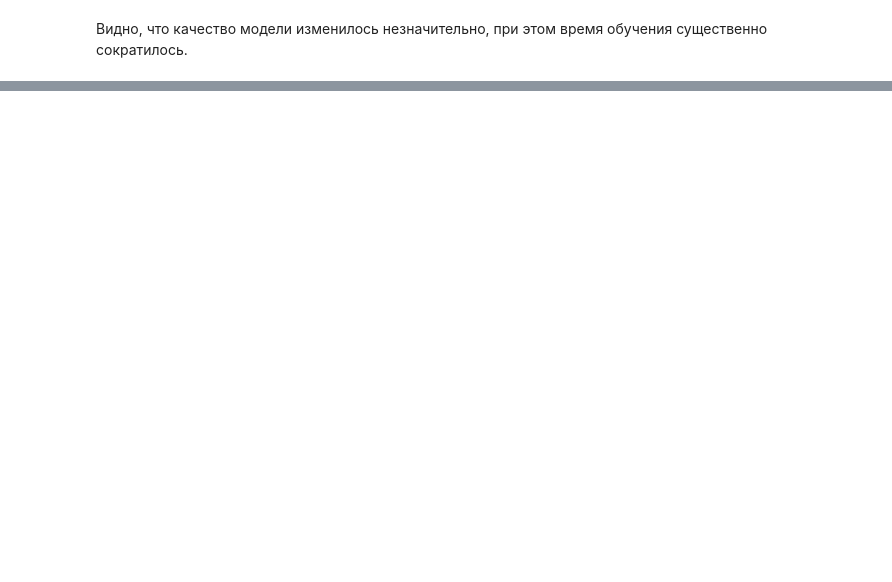
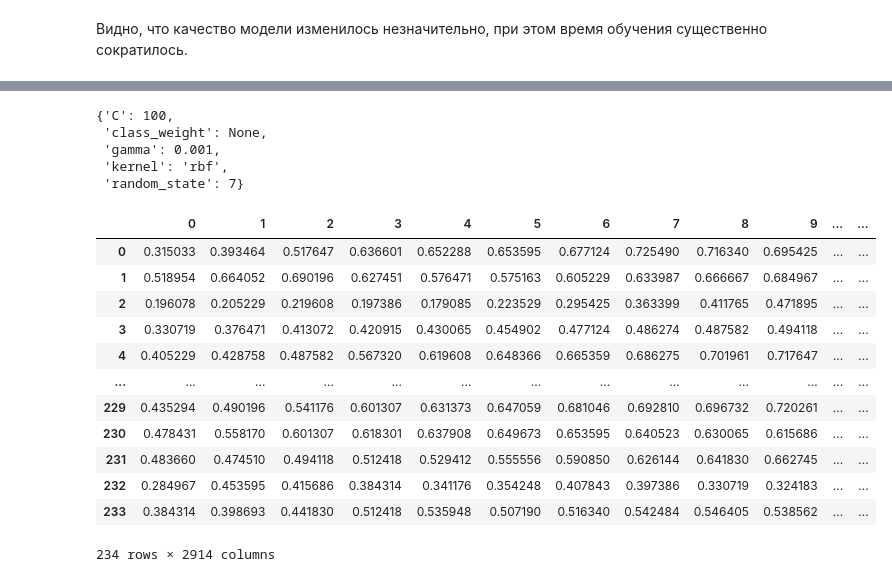
Before and after one commit to dimkablin/MachineLearningITMO, a Jupyter notebook: Упражнение 7/SVM_Students.ipynb, the cells around one changed output, grey strips where cells are left out. Saved outputs shown, nothing was run; the diff lists cells and outputs as text; code cells hidden in the pictures; blank space fills up the shorter version.

```diff
--- a/Упражнение 7/SVM_Students.ipynb
+++ b/Упражнение 7/SVM_Students.ipynb
@@ -191,0 +319,26 @@ similarity_matrix[5][11]
+# %%
+cv.best_params_
+# %% [output]
+{'C': 100,
+ 'class_weight': None,
+ 'gamma': 0.001,
+ 'kernel': 'rbf',
+ 'random_state': 7}
+# %%
+X_test = pd.read_csv('persons_pics_reserved.csv')
+# %%
+X_test
+# %% [output]
+|  | 0 | 1 | 2 | 3 | 4 | 5 | 6 | 7 | 8 | 9 | ... | ... |
+| 0 | 0.315033 | 0.393464 | 0.517647 | 0.636601 | 0.652288 | 0.653595 | 0.677124 | 0.725490 | 0.716340 | 0.695425 | ... | ... |
+| 1 | 0.518954 | 0.664052 | 0.690196 | 0.627451 | 0.576471 | 0.575163 | 0.605229 | 0.633987 | 0.666667 | 0.684967 | ... | ... |
+| 2 | 0.196078 | 0.205229 | 0.219608 | 0.197386 | 0.179085 | 0.223529 | 0.295425 | 0.363399 | 0.411765 | 0.471895 | ... | ... |
+| 3 | 0.330719 | 0.376471 | 0.413072 | 0.420915 | 0.430065 | 0.454902 | 0.477124 | 0.486274 | 0.487582 | 0.494118 | ... | ... |
+| 4 | 0.405229 | 0.428758 | 0.487582 | 0.567320 | 0.619608 | 0.648366 | 0.665359 | 0.686275 | 0.701961 | 0.717647 | ... | ... |
+| ... | ... | ... | ... | ... | ... | ... | ... | ... | ... | ... | ... | ... |
+| 229 | 0.435294 | 0.490196 | 0.541176 | 0.601307 | 0.631373 | 0.647059 | 0.681046 | 0.692810 | 0.696732 | 0.720261 | ... | ... |
+| 230 | 0.478431 | 0.558170 | 0.601307 | 0.618301 | 0.637908 | 0.649673 | 0.653595 | 0.640523 | 0.630065 | 0.615686 | ... | ... |
+| 231 | 0.483660 | 0.474510 | 0.494118 | 0.512418 | 0.529412 | 0.555556 | 0.590850 | 0.626144 | 0.641830 | 0.662745 | ... | ... |
+| 232 | 0.284967 | 0.453595 | 0.415686 | 0.384314 | 0.341176 | 0.354248 | 0.407843 | 0.397386 | 0.330719 | 0.324183 | ... | ... |
+| 233 | 0.384314 | 0.398693 | 0.441830 | 0.512418 | 0.535948 | 0.507190 | 0.516340 | 0.542484 | 0.546405 | 0.538562 | ... | ... |
+234 rows × 2914 columns
```
Also changed, not shown: parts of 38 cells of this notebook.
